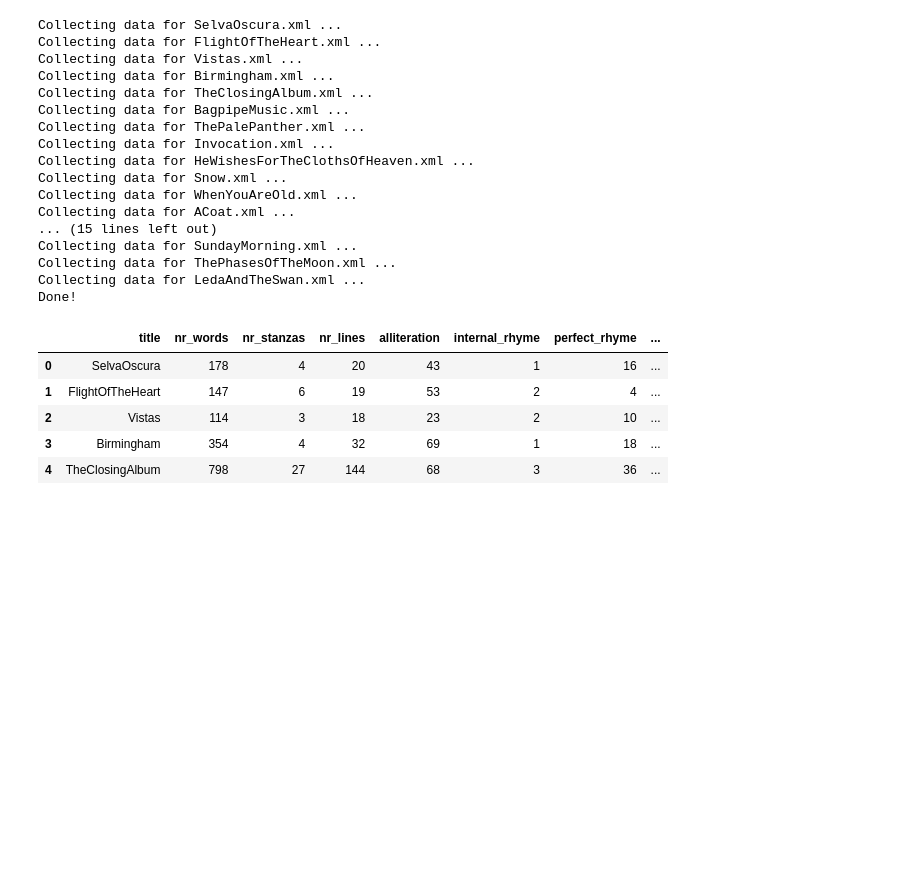
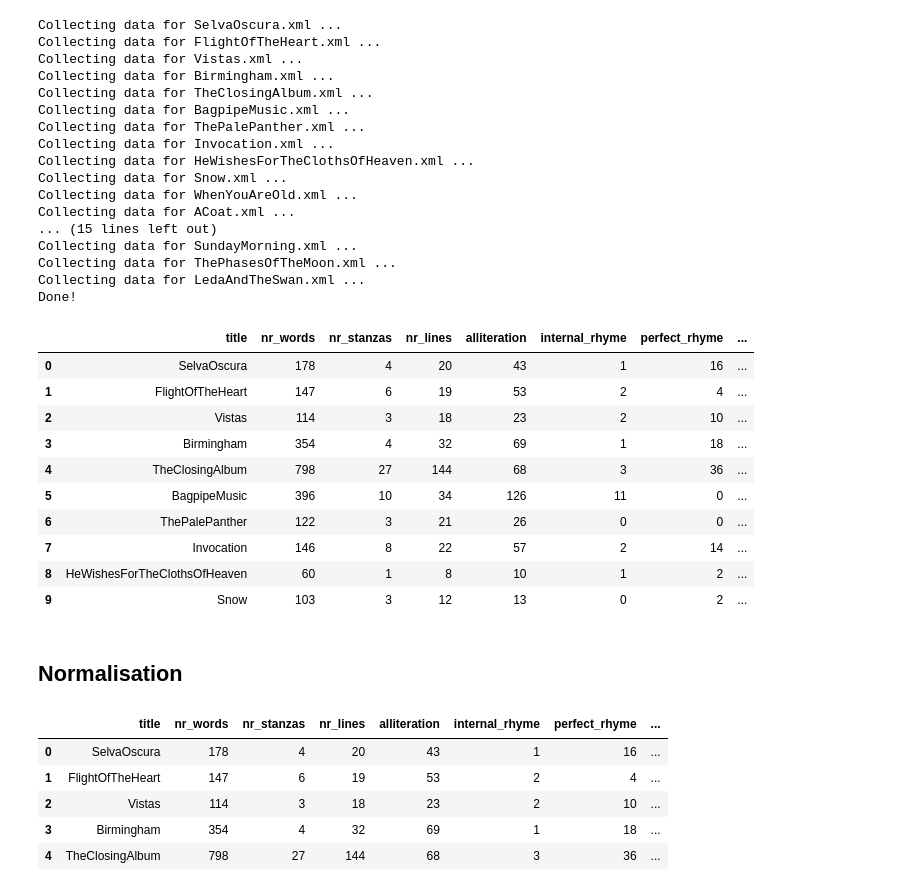
Before and after one commit to peterverhaar/reading_poetry_notebooks, a Jupyter notebook: Tutorial.ipynb, the cells around one changed output. Cells and saved outputs as stored; diff of their text form; code cells hidden in the pictures; blank space fills up the shorter version.

```diff
--- a/Tutorial.ipynb
+++ b/Tutorial.ipynb
@@ -559,7 +570,23 @@ Done!
 # %%
 import pandas as pd
 
 df = pd.read_csv('data.csv')
+
+df.head(10)
+# %% [output]
+|  | title | nr_words | nr_stanzas | nr_lines | alliteration | internal_rhyme | perfect_rhyme | ... |
+| 0 | SelvaOscura | 178 | 4 | 20 | 43 | 1 | 16 | ... |
+| 1 | FlightOfTheHeart | 147 | 6 | 19 | 53 | 2 | 4 | ... |
+| 2 | Vistas | 114 | 3 | 18 | 23 | 2 | 10 | ... |
+| 3 | Birmingham | 354 | 4 | 32 | 69 | 1 | 18 | ... |
+| 4 | TheClosingAlbum | 798 | 27 | 144 | 68 | 3 | 36 | ... |
+| 5 | BagpipeMusic | 396 | 10 | 34 | 126 | 11 | 0 | ... |
+| 6 | ThePalePanther | 122 | 3 | 21 | 26 | 0 | 0 | ... |
+| 7 | Invocation | 146 | 8 | 22 | 57 | 2 | 14 | ... |
+| 8 | HeWishesForTheClothsOfHeaven | 60 | 1 | 8 | 10 | 1 | 2 | ... |
+| 9 | Snow | 103 | 3 | 12 | 13 | 0 | 2 | ... |
+# %% [markdown]
+## Normalisation
 # %%
 df['perfect_rhyme_normalised'] = df['perfect_rhyme'] / df['nr_lines']
 df['slant_rhyme_a_normalised'] = df['slant_rhyme_assonance'] / df['nr_lines']
```
Also changed, not shown: parts of 6 cells of this notebook.
